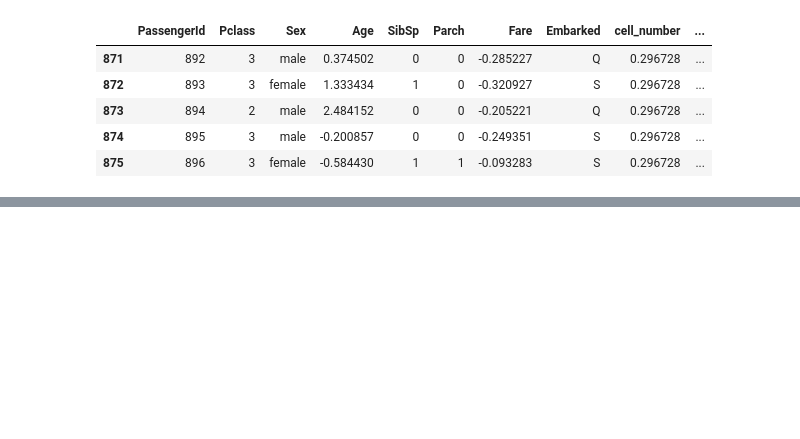
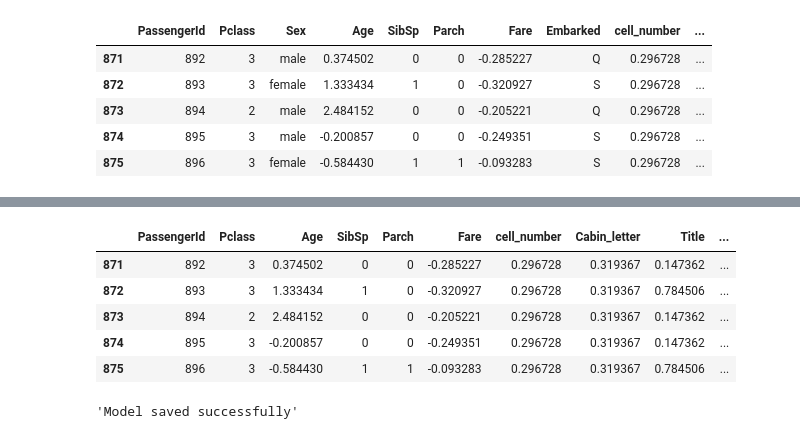
Before and after one commit to MinaGO1/Titanic-dataset, a Jupyter notebook: notebooks/Data Modeling/Logistic_Regression.ipynb, the cells around one changed output, grey strips where cells are left out. Cells and saved outputs as stored; diff of their text form; code cells hidden in the pictures; blank space fills up the shorter version.

```diff
--- a/notebooks/Data Modeling/Logistic_Regression.ipynb
+++ b/notebooks/Data Modeling/Logistic_Regression.ipynb
@@ -261,3 +298,12 @@ joblib.dump(logit , model_filename)
+# %%
+predict_df.head()
+# %% [output]
+|  | PassengerId | Pclass | Age | SibSp | Parch | Fare | cell_number | Cabin_letter | Title | ... |
+| 871 | 892 | 3 | 0.374502 | 0 | 0 | -0.285227 | 0.296728 | 0.319367 | 0.147362 | ... |
+| 872 | 893 | 3 | 1.333434 | 1 | 0 | -0.320927 | 0.296728 | 0.319367 | 0.784506 | ... |
+| 873 | 894 | 2 | 2.484152 | 0 | 0 | -0.205221 | 0.296728 | 0.319367 | 0.147362 | ... |
+| 874 | 895 | 3 | -0.200857 | 0 | 0 | -0.249351 | 0.296728 | 0.319367 | 0.147362 | ... |
+| 875 | 896 | 3 | -0.584430 | 1 | 1 | -0.093283 | 0.296728 | 0.319367 | 0.784506 | ... |
 # %%
 # Predicting predict data
 
@@ -265,0 +312,11 @@ predict_df['Survived_pred'] = logit.predict(predict_df.drop('PassengerId' , axis
+# %%
+# Saving the model to combine it with the oher models
+import joblib
+
+model_filename = r'E:\Data science\Titanic dataset\Models\LogisticRegression.pkl'
+
+joblib.dump(logit , model_filename)
+
+"""Model saved successfully"""
+# %% [output]
+'Model saved successfully'
```
Also changed, not shown: parts of 20 cells of this notebook, 9 other files.
